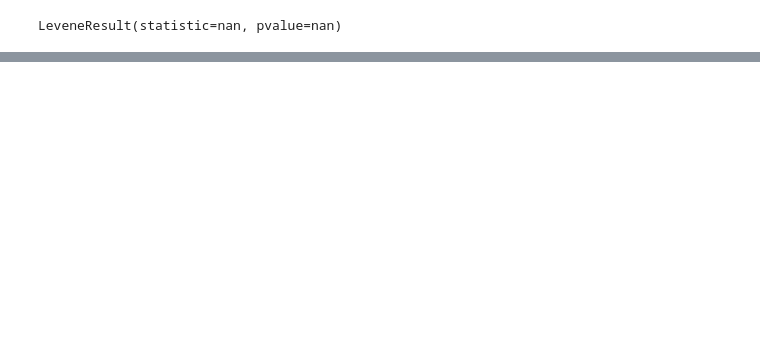
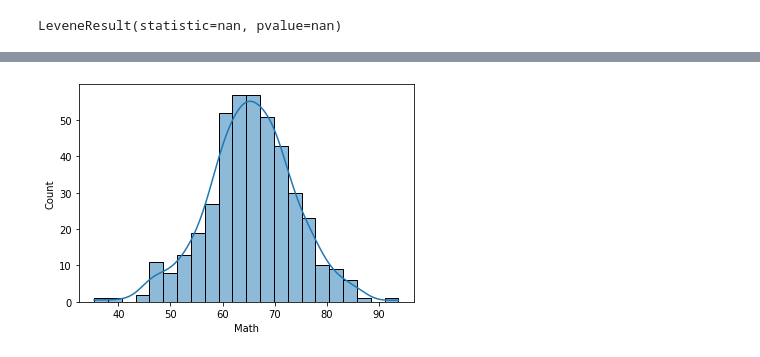
Before and after one commit to glcn35/statistics, a Jupyter notebook: Statistics_Assignment_5_(Hypothesis_Tests).ipynb, the cells around one changed output, grey strips where cells are left out. Drawn from its saved outputs; the diff is of its cells as text; code cells hidden in the pictures; blank space fills up the shorter version.

```diff
--- a/Statistics_Assignment_5_(Hypothesis_Tests).ipynb
+++ b/Statistics_Assignment_5_(Hypothesis_Tests).ipynb
@@ -286,0 +345,7 @@ Ttest_indResult(statistic=10.78720564180352, pvalue=7.522665087314722e-18)
+# %%
+import matplotlib.pyplot as plt
+
+fig,ax=plt.subplots()
+ax=sns.histplot(x="Math",data=df,kde=True)
+# %% [output]
+[figure, added]
```
Also changed, not shown: parts of 27 cells of this notebook.
